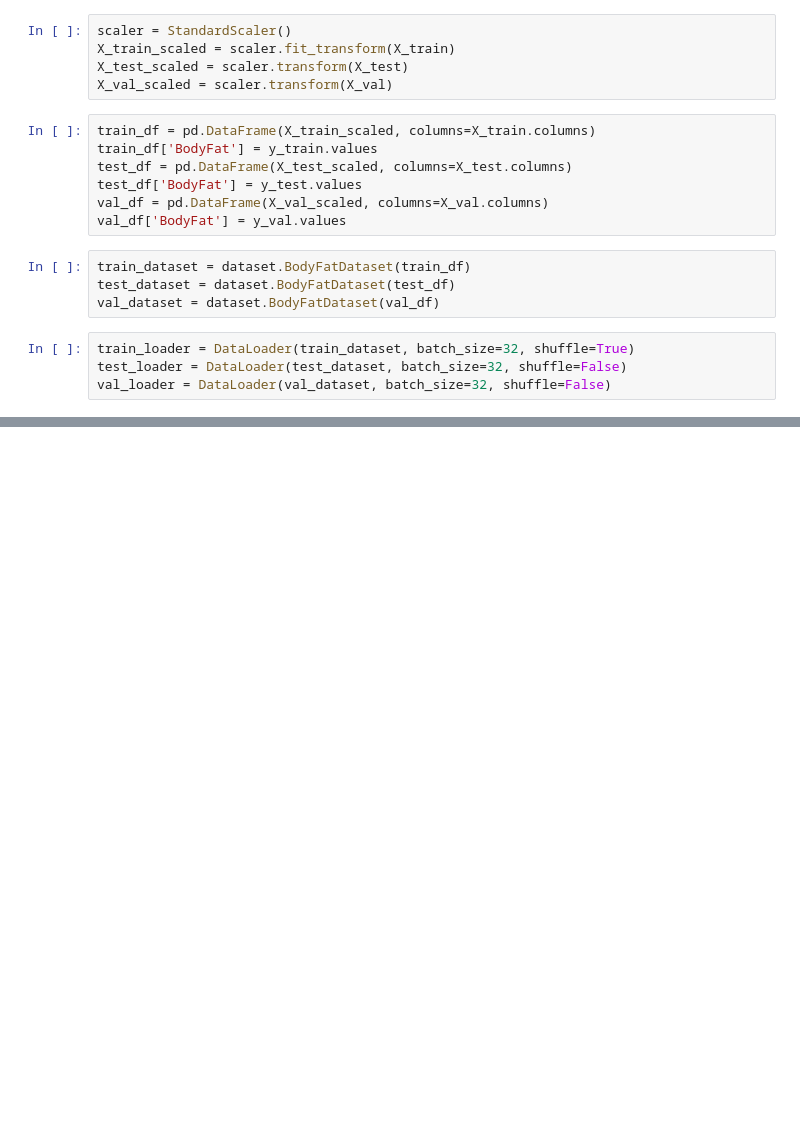
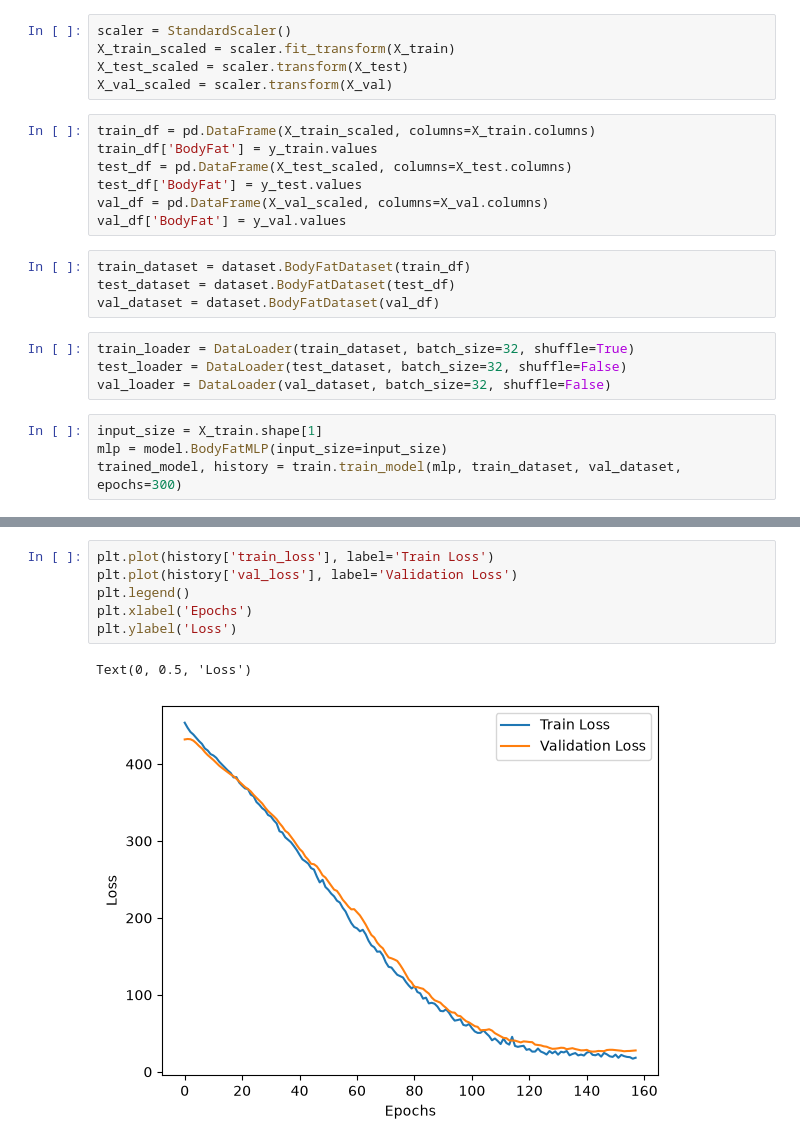
Before and after one commit to Ahmed-Ayari/BodyFat_Prediction, a Jupyter notebook: ML/notebooks/notebook.ipynb, the cells around one changed output, grey strips where cells are left out. Saved outputs shown, nothing was run; the diff lists cells and outputs as text; blank space fills up the shorter version.

```diff
--- a/ML/notebooks/notebook.ipynb
+++ b/ML/notebooks/notebook.ipynb
@@ -140,3 +159,7 @@ val_dataset = dataset.BodyFatDataset(val_df)
 train_loader = DataLoader(train_dataset, batch_size=32, shuffle=True)
 test_loader = DataLoader(test_dataset, batch_size=32, shuffle=False)
 val_loader = DataLoader(val_dataset, batch_size=32, shuffle=False)
+# %%
+input_size = X_train.shape[1]
+mlp = model.BodyFatMLP(input_size=input_size)
+trained_model, history = train.train_model(mlp, train_dataset, val_dataset, epochs=300)
@@ -142,0 +184,9 @@ val_loader = DataLoader(val_dataset, batch_size=32, shuffle=False)
+# %%
+plt.plot(history['train_loss'], label='Train Loss')
+plt.plot(history['val_loss'], label='Validation Loss')
+plt.legend()
+plt.xlabel('Epochs')
+plt.ylabel('Loss')
+# %% [output]
+Text(0, 0.5, 'Loss')
+[figure, added]
```
Also changed, not shown: parts of 8 cells of this notebook, 5 other files.
